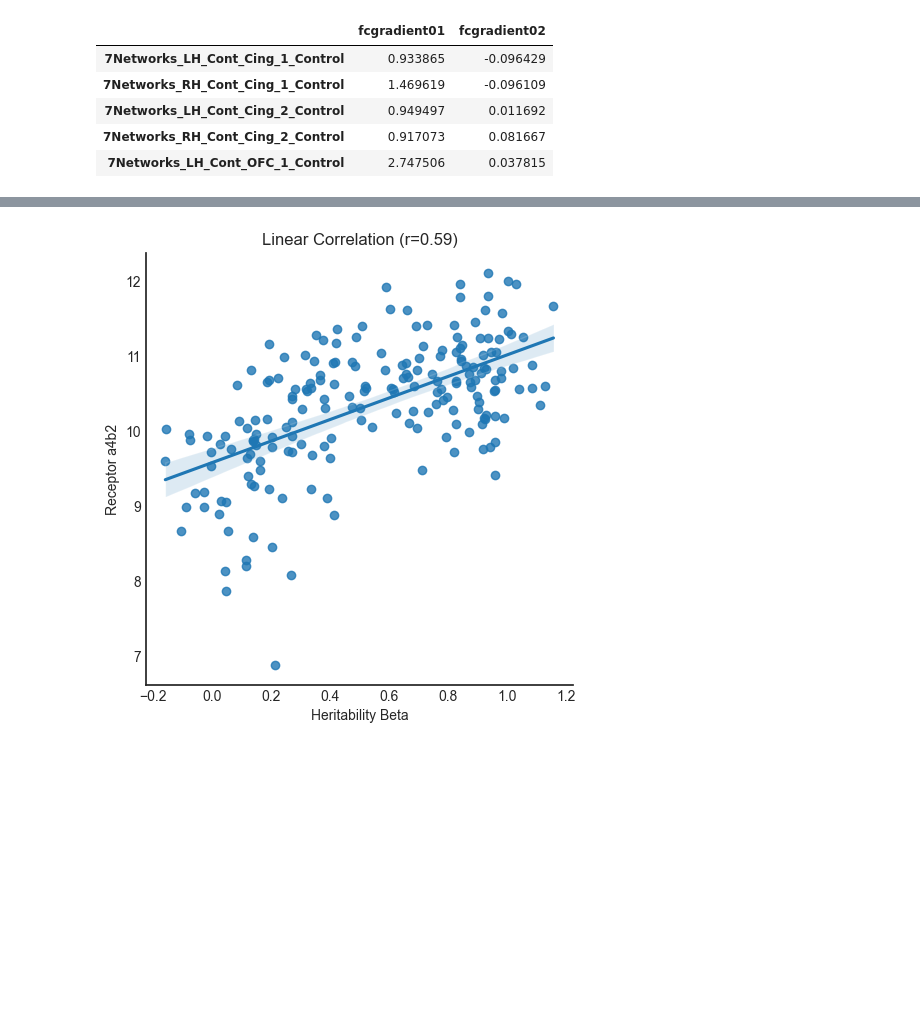
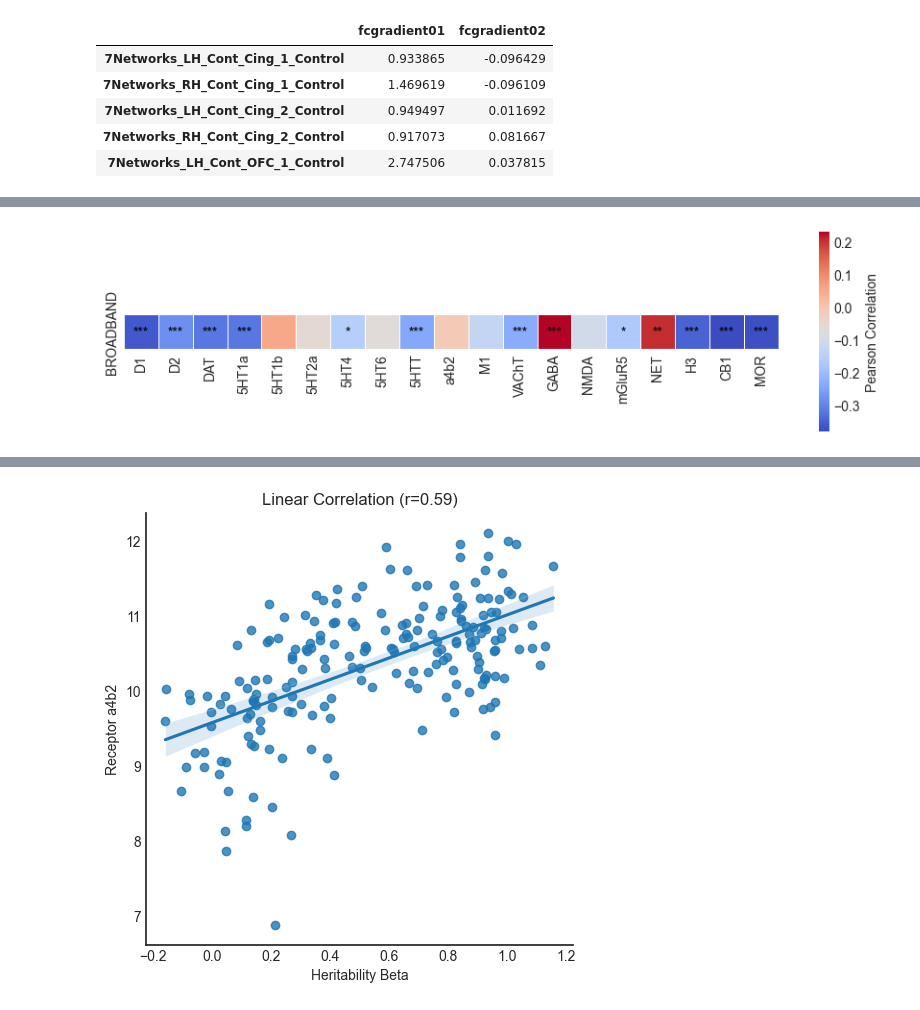
Before and after one commit to Epideixx/Fingerprints_Twins, a Jupyter notebook: neurochemicals_and_heritability_schaefer.ipynb, the cells around one changed output, grey strips where cells are left out. Saved outputs shown, nothing was run; the diff lists cells and outputs as text; code cells hidden in the pictures; blank space fills up the shorter version.

```diff
--- a/neurochemicals_and_heritability_schaefer.ipynb
+++ b/neurochemicals_and_heritability_schaefer.ipynb
@@ -153,0 +187,31 @@ plt.savefig("Results_Log_Schaefer/Figures/Heatmap_Receptors_Freqband_Corr_Schaef
+# %%
+#Correlation between neurochemicals and heritability
+
+corr_receptors = np.empty(shape=(1, receptors_df.shape[1]))
+p_values = corr_receptors.copy()
+for j, receptor in enumerate(receptors_df.columns):
+    corr_receptors[0, j], p_values[0, j] = pearsonr(heritability_per_band["BROADBAND"], receptors_df[receptor])
+
+corr_receptors = pd.DataFrame(corr_receptors, index=["BROADBAND"], columns=receptors_df.columns)
+
+f, ax = plt.subplots(figsize=(11, 9))
+cmap = sns.color_palette("coolwarm", as_cmap=True)
+sns.heatmap(corr_receptors, cmap=cmap,
+    square=True, linewidths=.7, cbar_kws={"shrink": 0.3, "label": "Pearson Correlation"})
+
+# Add the p-values to the heatmap
+for i in range(corr_receptors.shape[0]):
+    for j in range(corr_receptors.shape[1]):
+        if p_values[i, j] <0.001 :
+            ax.text(j + 0.5, i + 0.5, f"***",
+                ha='center', va='center', color='black', fontsize=10)
+        elif p_values[i, j] <0.01 :
+            ax.text(j + 0.5, i + 0.5, f"**",
+                ha='center', va='center', color='black', fontsize=10)
+        elif p_values[i, j] <0.05 :
+            ax.text(j + 0.5, i + 0.5, f"*",
+                ha='center', va='center', color='black', fontsize=10)
+
+plt.savefig("Results_Log_Schaefer/Figures/Heatmap_Receptors_BROADBAND_Corr_Schaefer.pdf")
+# %% [output]
+[figure, added]
```
Also changed, not shown: parts of 8 cells of this notebook.
